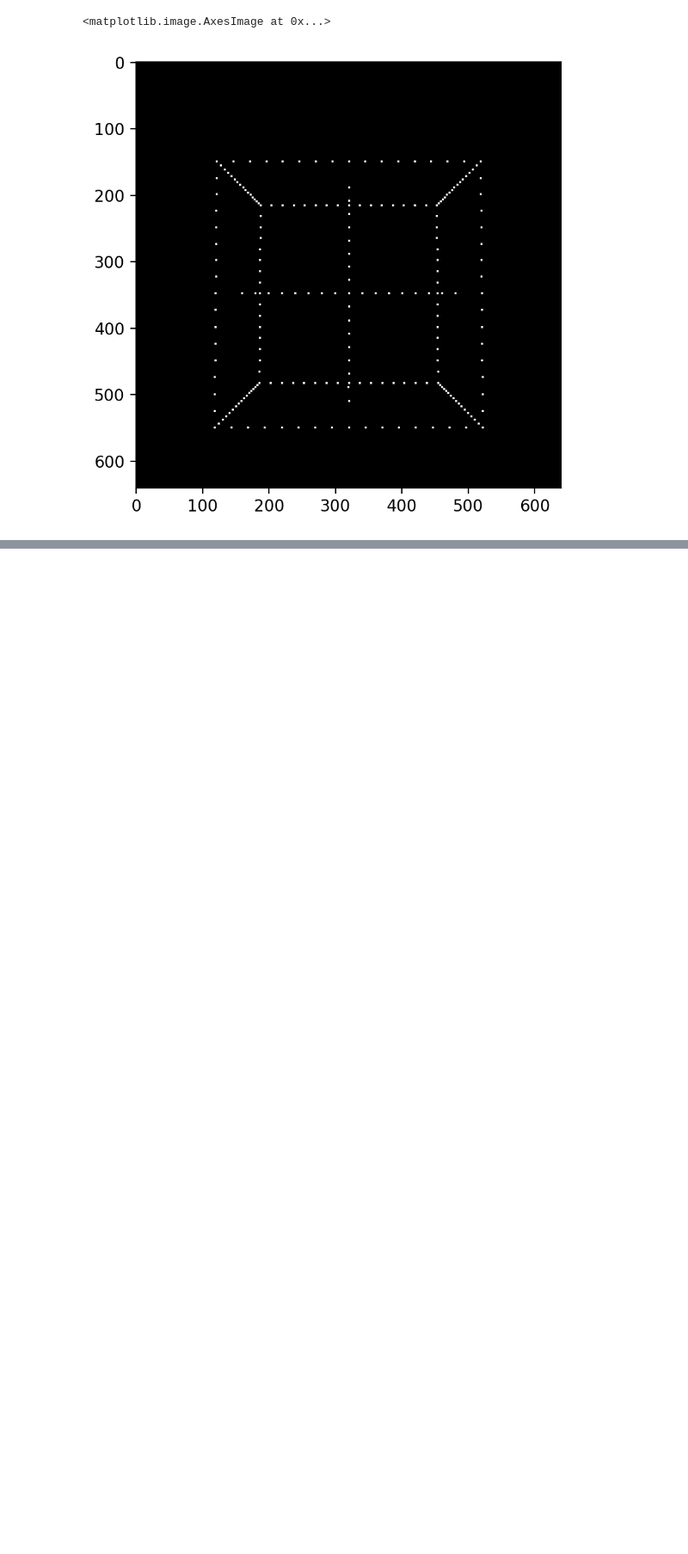
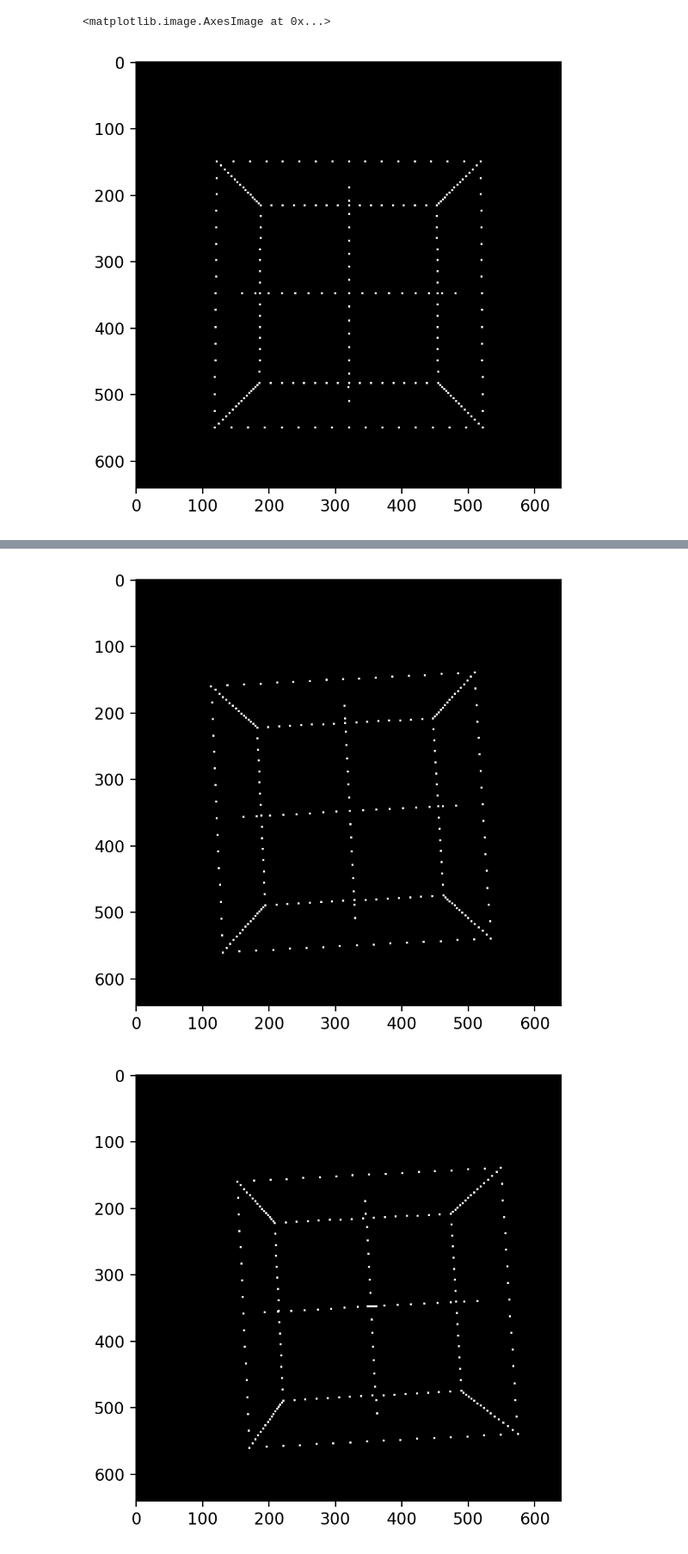
Before and after one commit to simutisernestas/UAVTR, a Jupyter notebook: notebooks/cube_bundle.ipynb, the cells around one changed output, grey strips where cells are left out. Shown at 86% size. Saved outputs shown, nothing was run; the diff lists cells and outputs as text; code cells hidden in the pictures; blank space fills up the shorter version.

```diff
--- a/notebooks/cube_bundle.ipynb
+++ b/notebooks/cube_bundle.ipynb
@@ -102,9 +129,11 @@ plt.imshow(img, cmap='gray')
 # https://scipy-cookbook.readthedocs.io/items/bundle_adjustment.html
 
 # randomly select N points
-N = 20
-rnd_points = np.random.choice(Q.shape[0], 20, replace=False)
+N = int(Q.shape[0]*.5)
+rnd_points = np.random.choice(Q.shape[0], N, replace=False)
 points_3d = Q[rnd_points][:, :3]
+points_3d = np.array(vertices + centers)
+N = points_3d.shape[0]
 
 cams = []
 params = {
@@ -129,6 +158,7 @@ point_ind
 
 points_2d = []
 for i in range(3):
-    projected, _ = cams[i].project_point(Q.T[:3, :], visibility=True)
-    points_2d.append(np.array(projected.T)[rnd_points])
+    projected, _ = cams[i].project_point(points_3d.T, visibility=True)
+    points_2d.append(np.array(projected.T))
+    # points_2d.append(np.array(projected.T))
 points_2d = np.concatenate(points_2d)
@@ -141,0 +258,22 @@ cam.pose
+# %%
+for cam in cams:
+    projected, _ = cam.project_point(Q.T[:3, :], visibility=True)
+    img = np.zeros((640, 640))
+
+    for i in range(projected.shape[1]):
+        p = projected[:, i]
+        if np.isnan(p[0]) or np.isnan(p[1]):
+            continue
+        u, v = int(p[1]), int(p[0])
+        # img[u, v] = 255
+        for j in [-1, 0, 1]:
+            for k in [-1, 0, 1]:
+                if u+j < 0 or u+j >= 640 or v+k < 0 or v+k >= 640:
+                    continue
+                img[u+j, v+k] = 255
+
+    plt.figure(dpi=200)
+    plt.imshow(img, cmap='gray')
+# %% [output]
+[figure, added]
+[figure, added]
```
Also changed, not shown: parts of 19 cells of this notebook.
